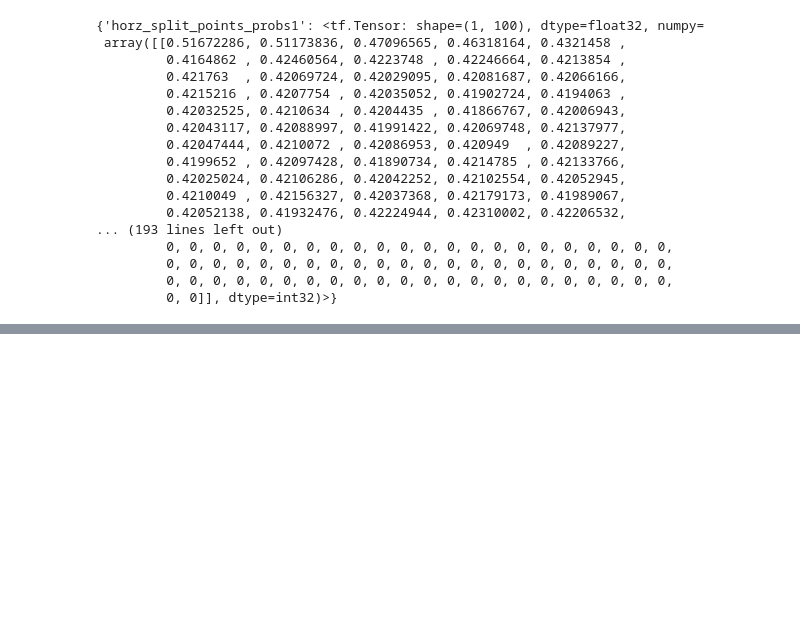
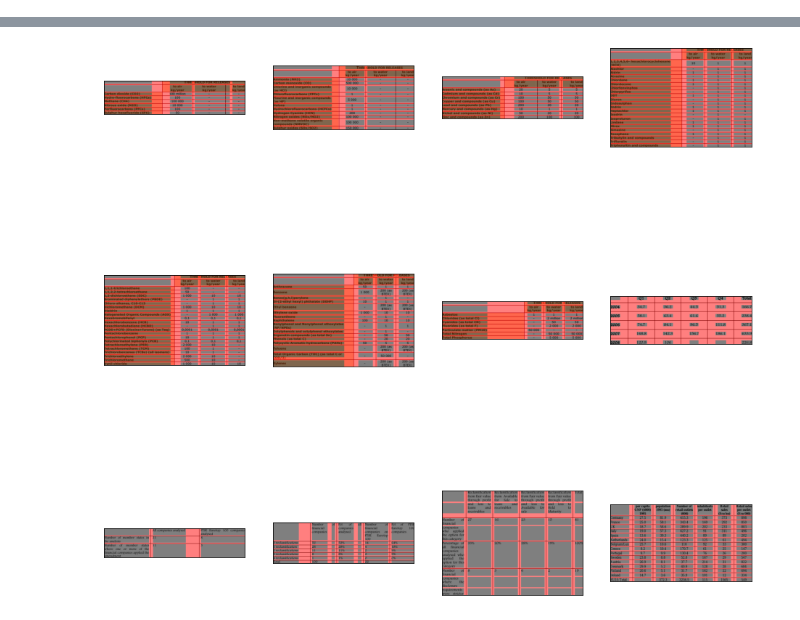
Before and after one commit to matroshenko/TableAnalyzer, a Jupyter notebook: TestModel.ipynb, the cells around one changed output, grey strips where cells are left out. Saved outputs shown, nothing was run; the diff lists cells and outputs as text; code cells hidden in the pictures; blank space fills up the shorter version.

```diff
--- a/TestModel.ipynb
+++ b/TestModel.ipynb
@@ -3,5 +8,15 @@ import tensorflow as tf
 # %%
-from split.model import Model
+def run_model_on_random_input(model):
+    height = 100
+    width = 200
+    random_image = tf.random.uniform(shape=(1, height, width, 3), minval=0, maxval=256, dtype='int32')
+    inputs = {
+        'image':random_image,
+        'image_height': height,
+        'image_width': width}
+    m(inputs)
 # %%
 m = Model()
+run_model_on_random_input(m)
+m.load_weights('/tmp/model.ckpt')
 # %% [output]
@@ -33,20 +29,28 @@ m.load_weights('/tmp/model.ckpt')
-# %%
-m(inputs)
-# %% [output]
-{'horz_split_points_probs1': <tf.Tensor: shape=(1, 100), dtype=float32, numpy=
- array([[0.51672286, 0.51173836, 0.47096565, 0.46318164, 0.4321458 ,
-         0.4164862 , 0.42460564, 0.4223748 , 0.42246664, 0.4213854 ,
-         0.421763  , 0.42069724, 0.42029095, 0.42081687, 0.42066166,
-         0.4215216 , 0.4207754 , 0.42035052, 0.41902724, 0.4194063 ,
-         0.42032525, 0.4210634 , 0.4204435 , 0.41866767, 0.42006943,
-         0.42043117, 0.42088997, 0.41991422, 0.42069748, 0.42137977,
-         0.42047444, 0.4210072 , 0.42086953, 0.420949  , 0.42089227,
-         0.4199652 , 0.42097428, 0.41890734, 0.4214785 , 0.42133766,
-         0.42025024, 0.42106286, 0.42042252, 0.42102554, 0.42052945,
-         0.4210049 , 0.42156327, 0.42037368, 0.42179173, 0.41989067,
-         0.42052138, 0.41932476, 0.42224944, 0.42310002, 0.42206532,
-... (193 lines left out)
-         0, 0, 0, 0, 0, 0, 0, 0, 0, 0, 0, 0, 0, 0, 0, 0, 0, 0, 0, 0, 0, 0,
-         0, 0, 0, 0, 0, 0, 0, 0, 0, 0, 0, 0, 0, 0, 0, 0, 0, 0, 0, 0, 0, 0,
-         0, 0, 0, 0, 0, 0, 0, 0, 0, 0, 0, 0, 0, 0, 0, 0, 0, 0, 0, 0, 0, 0,
-         0, 0]], dtype=int32)>}
+# %%
+ds = tfds.load('ICDAR', split='train')
+# %%
+def get_predictions(test_image):
+    test_image = tf.expand_dims(test_image, 0)
+    inputs = {
+        'image': test_image,
+        'image_height': test_image.shape[-3],
+        'image_width': test_image.shape[-2]
+    }
+    outputs = m(inputs)
+    return (
+        tf.squeeze(outputs['horz_split_points_binary'], 0),
+        tf.squeeze(outputs['vert_split_points_binary'], 0)
+    )
+# %%
+fig, axes = plt.subplots(3, 4, figsize=(16,16))
+
+for element, ax in zip(ds.take(12), axes.flat):
+    horz_split_points_predictions, vert_split_points_predictions = get_predictions(element['image'])
+    pil_image = PIL.Image.fromarray(element['image'].numpy())
+    debug_image = datasets.ICDAR.ICDAR.create_debug_image(
+        pil_image, horz_split_points_predictions, vert_split_points_predictions)
+    ax.get_xaxis().set_visible(False)
+    ax.get_yaxis().set_visible(False)
+    ax.imshow(debug_image)
+plt.show()
+# %% [output]
@@ -52,0 +58 @@ m(inputs)
+[figure, added]
```
Also changed, not shown: parts of 5 cells of this notebook.
